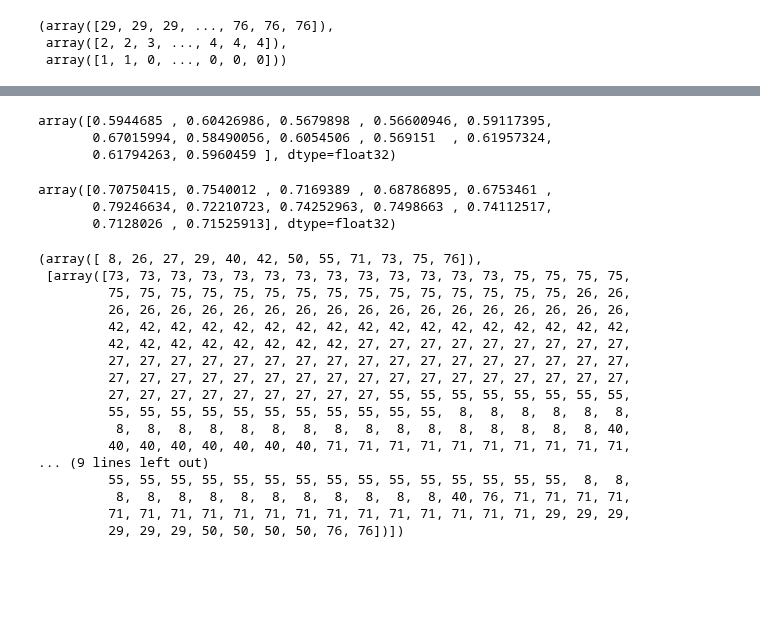
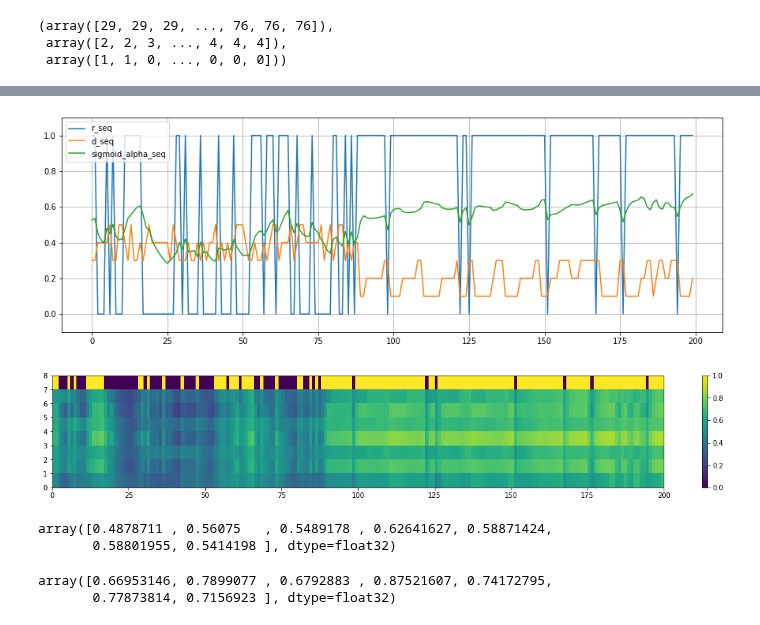
Before and after one commit to Wonriedu/ai-user-modeling, a Jupyter notebook: result_analysis (_dkt).ipynb, the cells around one changed output, grey strips where cells are left out. Cells and saved outputs as stored; diff of their text form; code cells hidden in the pictures; blank space fills up the shorter version.

```diff
--- a/result_analysis (_dkt).ipynb
+++ b/result_analysis (_dkt).ipynb
@@ -129,8 +129,8 @@ test_dataset[3]
 # 3, 6
 c3_seq, d_seq, r_seq = test_dataset[3]
 
-view_from = 600
-view_to = 1000
+view_from = 0
+view_to = 200
 
 seq_len = view_to - view_from
 
@@ -188,32 +170,28 @@ plt.show()
-# %%
-CQ3_seq[0][np.unique(c3_seq)]
-# %% [output]
-array([0.5944685 , 0.60426986, 0.5679898 , 0.56600946, 0.59117395,
-       0.67015994, 0.58490056, 0.6054506 , 0.569151  , 0.61957324,
-       0.61794263, 0.5960459 ], dtype=float32)
-# %%
-CQ3_seq[-1][np.unique(c3_seq)]
-# %% [output]
-array([0.70750415, 0.7540012 , 0.7169389 , 0.68786895, 0.6753461 ,
-       0.79246634, 0.72210723, 0.74252963, 0.7498663 , 0.74112517,
-       0.7128026 , 0.71525913], dtype=float32)
-# %%
-np.unique(c3_seq), c3_seq
-# %% [output]
-(array([ 8, 26, 27, 29, 40, 42, 50, 55, 71, 73, 75, 76]),
- [array([73, 73, 73, 73, 73, 73, 73, 73, 73, 73, 73, 73, 73, 75, 75, 75, 75,
-         75, 75, 75, 75, 75, 75, 75, 75, 75, 75, 75, 75, 75, 75, 75, 26, 26,
-         26, 26, 26, 26, 26, 26, 26, 26, 26, 26, 26, 26, 26, 26, 26, 26, 26,
-         42, 42, 42, 42, 42, 42, 42, 42, 42, 42, 42, 42, 42, 42, 42, 42, 42,
-         42, 42, 42, 42, 42, 42, 42, 42, 27, 27, 27, 27, 27, 27, 27, 27, 27,
-         27, 27, 27, 27, 27, 27, 27, 27, 27, 27, 27, 27, 27, 27, 27, 27, 27,
-         27, 27, 27, 27, 27, 27, 27, 27, 27, 27, 27, 27, 27, 27, 27, 27, 27,
-         27, 27, 27, 27, 27, 27, 27, 27, 27, 55, 55, 55, 55, 55, 55, 55, 55,
-         55, 55, 55, 55, 55, 55, 55, 55, 55, 55, 55,  8,  8,  8,  8,  8,  8,
-          8,  8,  8,  8,  8,  8,  8,  8,  8,  8,  8,  8,  8,  8,  8,  8, 40,
-         40, 40, 40, 40, 40, 40, 40, 71, 71, 71, 71, 71, 71, 71, 71, 71, 71,
-... (9 lines left out)
-         55, 55, 55, 55, 55, 55, 55, 55, 55, 55, 55, 55, 55, 55, 55,  8,  8,
-          8,  8,  8,  8,  8,  8,  8,  8,  8,  8,  8, 40, 76, 71, 71, 71, 71,
-         71, 71, 71, 71, 71, 71, 71, 71, 71, 71, 71, 71, 71, 71, 29, 29, 29,
-         29, 29, 29, 50, 50, 50, 50, 76, 76])])
+# %%
+plt.figure(figsize=[15, 5], facecolor="white")
+plt.plot(r_seq[0], label="r_seq")
+plt.plot((d_seq[0] + 1) / 10, label="d_seq")
+plt.plot(sigmoid_alpha_seq, label="sigmoid_alpha_seq")
+plt.grid()
+plt.ylim(-0.1, 1.1)
+plt.legend()
+plt.show()
+
+plt.figure(figsize=[20, len(np.unique(c3_seq)) // 3 + 1], facecolor="white")
+temp = np.concatenate([CQ3_seq[:, np.unique(c3_seq)].T, r_seq], axis=0)
+plt.pcolormesh(temp)
+plt.colorbar()
+plt.show()
+# %% [output]
+[figure, added]
+[figure, added]
+# %%
+CQ3_seq[0][np.unique(c3_seq)]
+# %% [output]
+array([0.4878711 , 0.56075   , 0.5489178 , 0.62641627, 0.58871424,
+       0.58801955, 0.5414198 ], dtype=float32)
+# %%
+CQ3_seq[-1][np.unique(c3_seq)]
+# %% [output]
+array([0.66953146, 0.7899077 , 0.6792883 , 0.87521607, 0.74172795,
+       0.77873814, 0.7156923 ], dtype=float32)
```
Also changed, not shown: parts of 2 cells of this notebook, 5 other files.
